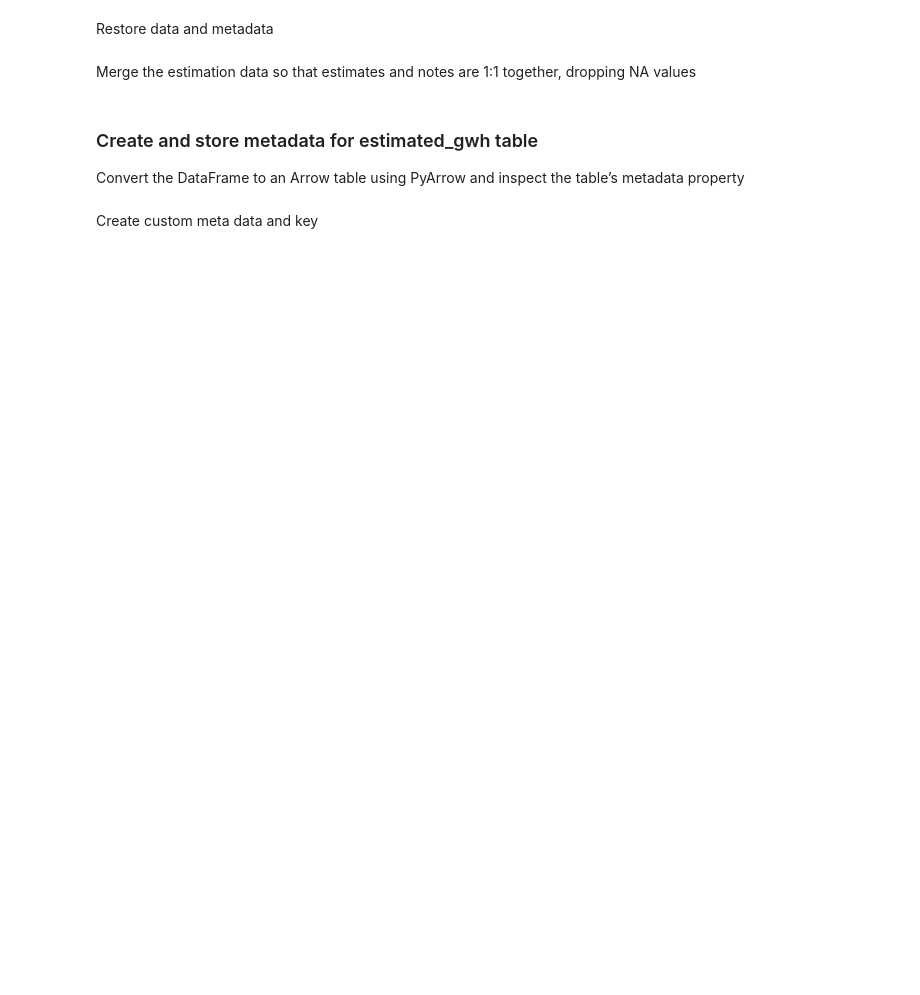
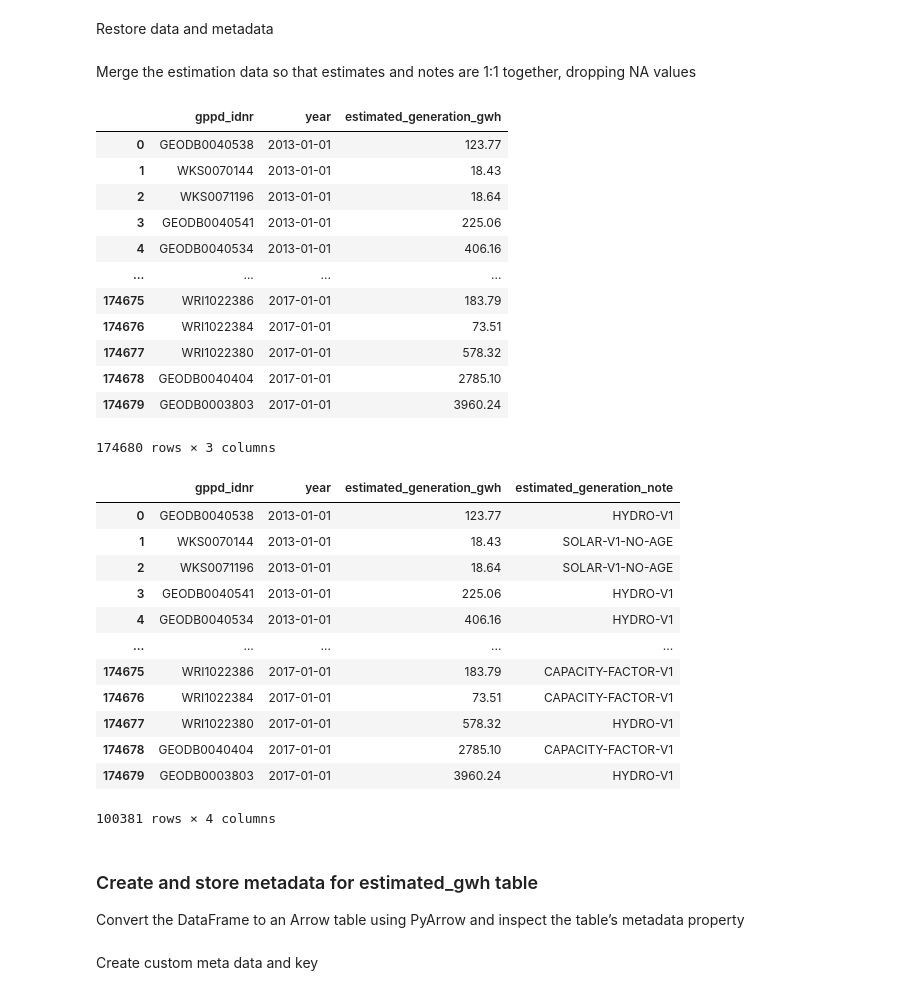
Before and after one commit to os-climate/wri-gppd-ingestion-pipeline, a Jupyter notebook: notebooks/WRI-gppd-ingest.ipynb, the cells around one changed output. Saved outputs shown, nothing was run; the diff lists cells and outputs as text; code cells hidden in the pictures; blank space fills up the shorter version.

Commit message:
Add timestamp to UUID for ingestion/metadata

```diff
--- a/notebooks/WRI-gppd-ingest.ipynb
+++ b/notebooks/WRI-gppd-ingest.ipynb
@@ -299,7 +319,9 @@ Load WRI data file using pandas *read_csv* and using *ingest_uuid* as the global
 import pandas as pd
 import numpy as np
 
-wri_file = bucket.Object('WRI/global_power_plant_database_v_1_3/global_power_plant_database.csv').get()['Body']
+bObj = bucket.Object('WRI/global_power_plant_database_v_1_3/global_power_plant_database.csv')
+wri_file = bObj.get()['Body']
+timestamp = bObj.last_modified.isoformat()
 
 # Because NaN cannot be converted to int type, we cannot use int as a datatype for years that are NaN
 
@@ -389,30 +445,59 @@ Merge the estimation data so that estimates and notes are 1:1 together, dropping
 # %%
 # wri_id_vars = ['gppd_idnr', 'uuid']
 wri_id_vars = ['gppd_idnr']
 wri_value_vars = ['estimated_generation_gwh_2013', 'estimated_generation_gwh_2014', 'estimated_generation_gwh_2015',
                   'estimated_generation_gwh_2016', 'estimated_generation_gwh_2017']
 wri_estimated_gwh = wri_df.melt(wri_id_vars, wri_value_vars, var_name='year', value_name='estimated_generation_gwh')
-wri_estimated_gwh['year'] = pd.to_numeric(wri_estimated_gwh['year'].apply(lambda x: int(x.split('_')[-1])))
+wri_estimated_gwh['year'] = wri_estimated_gwh['year'].apply(lambda x: int(x.split('_')[-1]))
+wri_estimated_gwh.loc[:, 'year'] = pd.to_datetime(wri_estimated_gwh['year'], format='%Y')
 
 wri_value_vars = ['estimated_generation_note_2013', 'estimated_generation_note_2014', 'estimated_generation_note_2015',
                   'estimated_generation_note_2016', 'estimated_generation_note_2017']
 wri_estimated_note = wri_df.melt(wri_id_vars, wri_value_vars, var_name='year', value_name='estimated_generation_note')
-wri_estimated_note['year'] = pd.to_numeric(wri_estimated_note['year'].apply(lambda x: int(x.split('_')[-1])))
+wri_estimated_note['year'] = wri_estimated_note['year'].apply(lambda x: int(x.split('_')[-1]))
+wri_estimated_note.loc[:, 'year'] = pd.to_datetime(wri_estimated_note['year'], format='%Y')
 
 # Push uuid to the end of the column list
 # wri_estimated_gwh.insert(len(wri_estimated_gwh.columns)-1, 'uuid', wri_estimated_gwh.pop('uuid'))
 
 display(wri_estimated_gwh)
 
 # wri_estimated_gwh = wri_estimated_gwh.merge(wri_estimated_note, on=['gppd_idnr', 'year', 'uuid'], validate="one_to_one")
 wri_estimated_gwh = wri_estimated_gwh.merge(wri_estimated_note, on=['gppd_idnr', 'year'], validate="one_to_one")
 
 wri_estimated_gwh.dropna(subset=['estimated_generation_gwh'],inplace=True)
 
 # Push uuid to the end of the column list
 # wri_estimated_gwh.insert(len(wri_estimated_gwh.columns)-1, 'uuid', wri_estimated_gwh.pop('uuid'))
 
 display(wri_estimated_gwh)
+# %% [output]
+|  | gppd_idnr | year | estimated_generation_gwh |
+| 0 | GEODB0040538 | 2013-01-01 | 123.77 |
+| 1 | WKS0070144 | 2013-01-01 | 18.43 |
+| 2 | WKS0071196 | 2013-01-01 | 18.64 |
+| 3 | GEODB0040541 | 2013-01-01 | 225.06 |
+| 4 | GEODB0040534 | 2013-01-01 | 406.16 |
+| ... | ... | ... | ... |
+| 174675 | WRI1022386 | 2017-01-01 | 183.79 |
+| 174676 | WRI1022384 | 2017-01-01 | 73.51 |
+| 174677 | WRI1022380 | 2017-01-01 | 578.32 |
+| 174678 | GEODB0040404 | 2017-01-01 | 2785.10 |
+| 174679 | GEODB0003803 | 2017-01-01 | 3960.24 |
+174680 rows × 3 columns
+|  | gppd_idnr | year | estimated_generation_gwh | estimated_generation_note |
+| 0 | GEODB0040538 | 2013-01-01 | 123.77 | HYDRO-V1 |
+| 1 | WKS0070144 | 2013-01-01 | 18.43 | SOLAR-V1-NO-AGE |
+| 2 | WKS0071196 | 2013-01-01 | 18.64 | SOLAR-V1-NO-AGE |
+| 3 | GEODB0040541 | 2013-01-01 | 225.06 | HYDRO-V1 |
+| 4 | GEODB0040534 | 2013-01-01 | 406.16 | HYDRO-V1 |
+| ... | ... | ... | ... | ... |
+| 174675 | WRI1022386 | 2017-01-01 | 183.79 | CAPACITY-FACTOR-V1 |
+| 174676 | WRI1022384 | 2017-01-01 | 73.51 | CAPACITY-FACTOR-V1 |
+| 174677 | WRI1022380 | 2017-01-01 | 578.32 | HYDRO-V1 |
+| 174678 | GEODB0040404 | 2017-01-01 | 2785.10 | CAPACITY-FACTOR-V1 |
+| 174679 | GEODB0003803 | 2017-01-01 | 3960.24 | HYDRO-V1 |
+100381 rows × 4 columns
 # %% [markdown]
 ### Create and store metadata for estimated_gwh table
 
```
Also changed, not shown: parts of 12 cells of this notebook.
